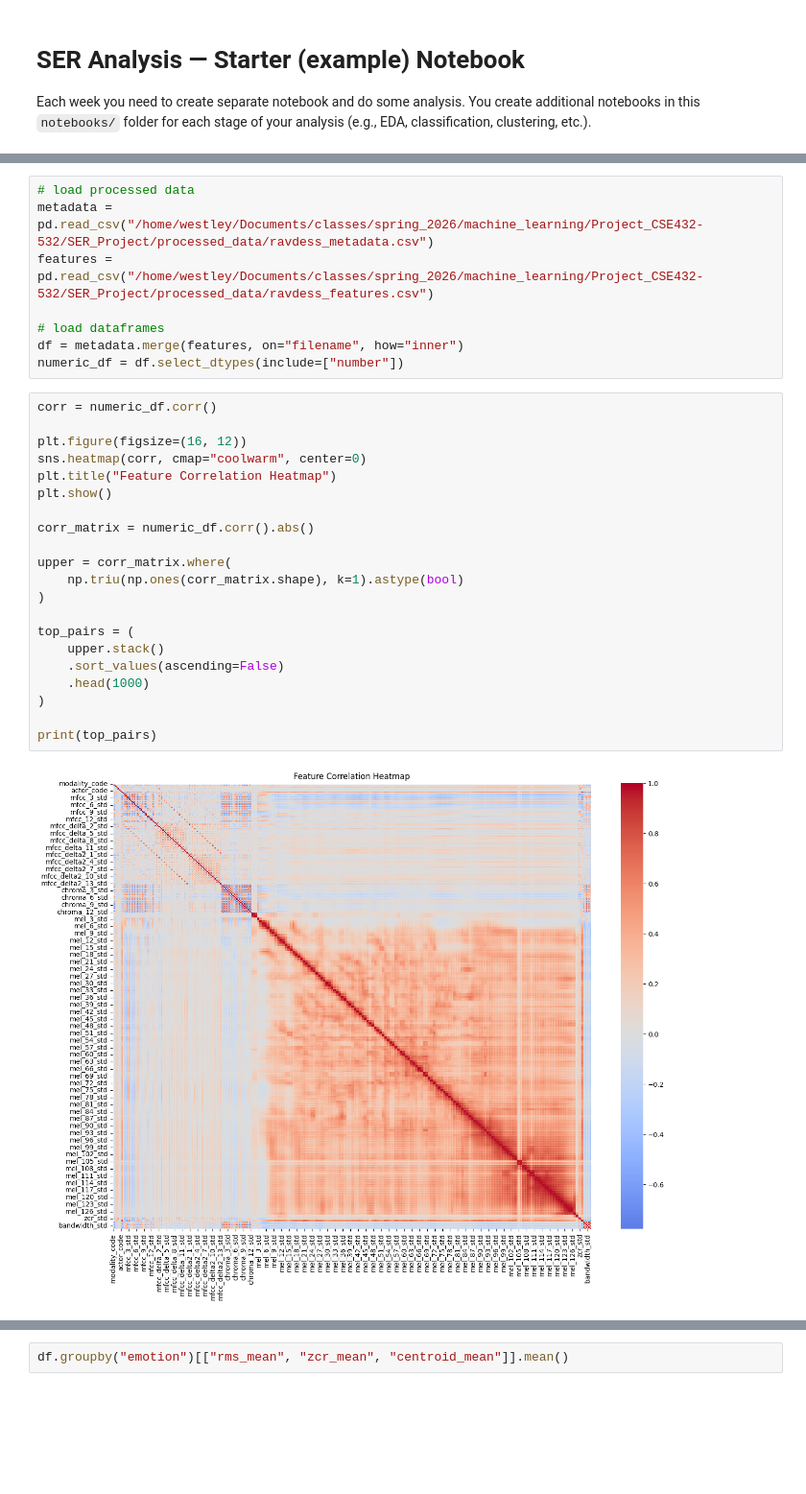
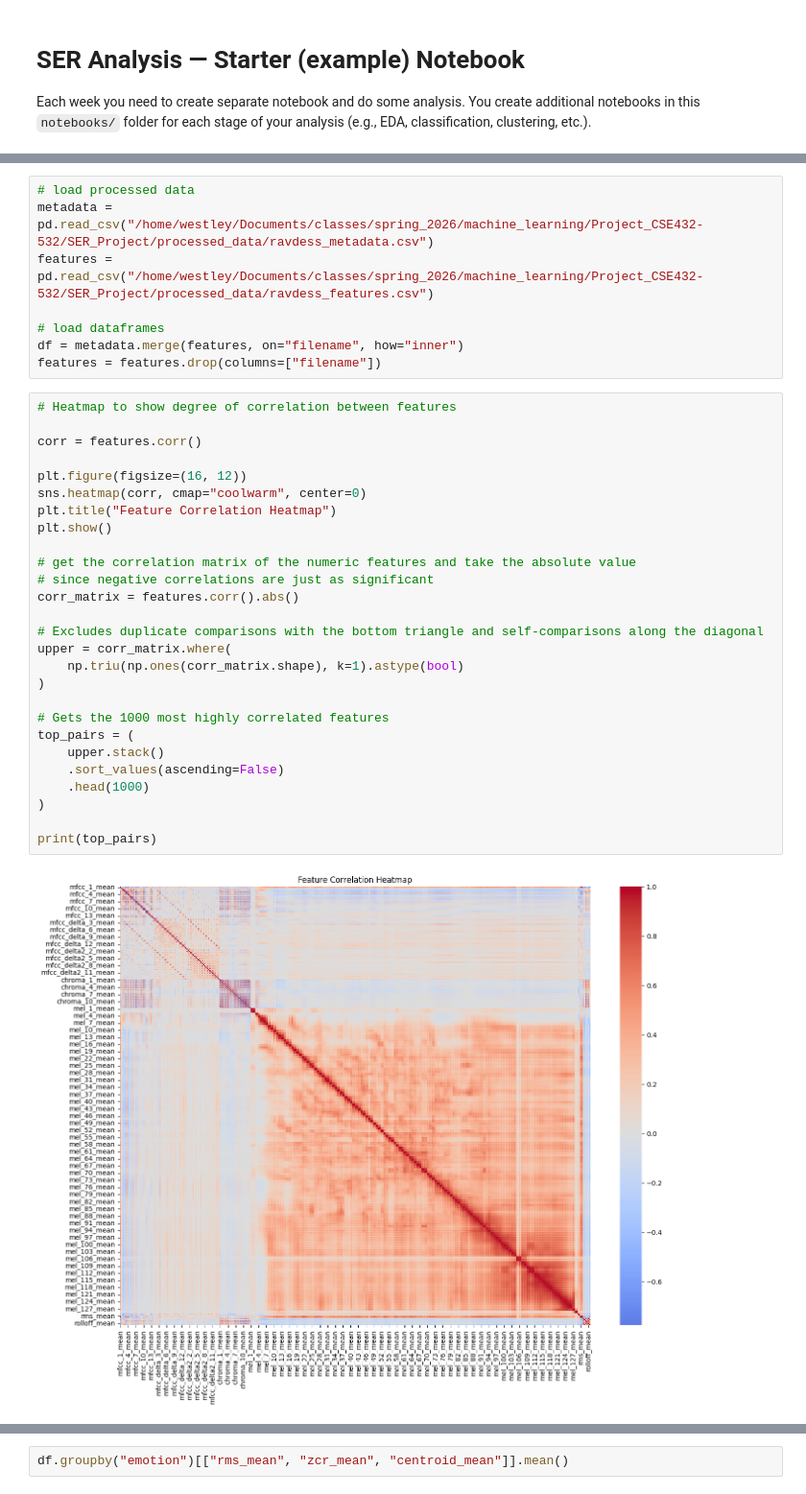
Before and after one commit to DylanBKendall/Project_CSE432-532, a Jupyter notebook: SER_Project/notebooks/feature_analysis.ipynb, the cells around one changed output, grey strips where cells are left out. Shown at 96% size. Cells and saved outputs as stored; diff of their text form; blank space fills up the shorter version.

```diff
--- a/SER_Project/notebooks/feature_analysis.ipynb
+++ b/SER_Project/notebooks/feature_analysis.ipynb
@@ -26,30 +33,36 @@ features = pd.read_csv("/home/westley/Documents/classes/spring_2026/machine_lear
 
 # load dataframes
 df = metadata.merge(features, on="filename", how="inner")
-numeric_df = df.select_dtypes(include=["number"])
+features = features.drop(columns=["filename"])
 # %%
-corr = numeric_df.corr()
+# Heatmap to show degree of correlation between features
+
+corr = features.corr()
 
 plt.figure(figsize=(16, 12))
 sns.heatmap(corr, cmap="coolwarm", center=0)
 plt.title("Feature Correlation Heatmap")
 plt.show()
 
-corr_matrix = numeric_df.corr().abs()
+# get the correlation matrix of the numeric features and take the absolute value
+# since negative correlations are just as significant
+corr_matrix = features.corr().abs()
 
+# Excludes duplicate comparisons with the bottom triangle and self-comparisons along the diagonal
 upper = corr_matrix.where(
     np.triu(np.ones(corr_matrix.shape), k=1).astype(bool)
 )
 
+# Gets the 1000 most highly correlated features
 top_pairs = (
     upper.stack()
     .sort_values(ascending=False)
     .head(1000)
 )
 
 print(top_pairs)
 # %% [output]
-[figure, old version]
+[figure, new version]
 mel_128_mean       mel_128_std           0.994484
 mel_125_mean       mel_126_mean          0.992422
 mel_34_mean        mel_34_std            0.990307
```
Also changed, not shown: parts of 18 cells of this notebook, 1 other file.
